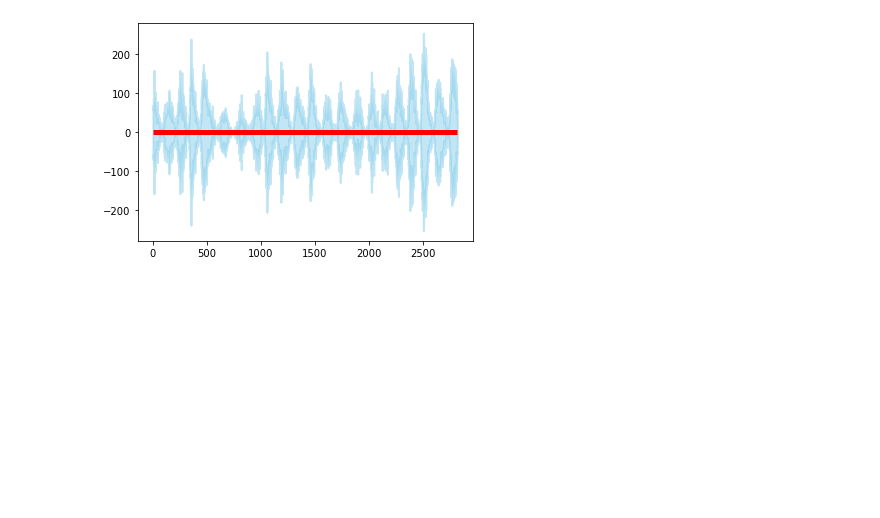
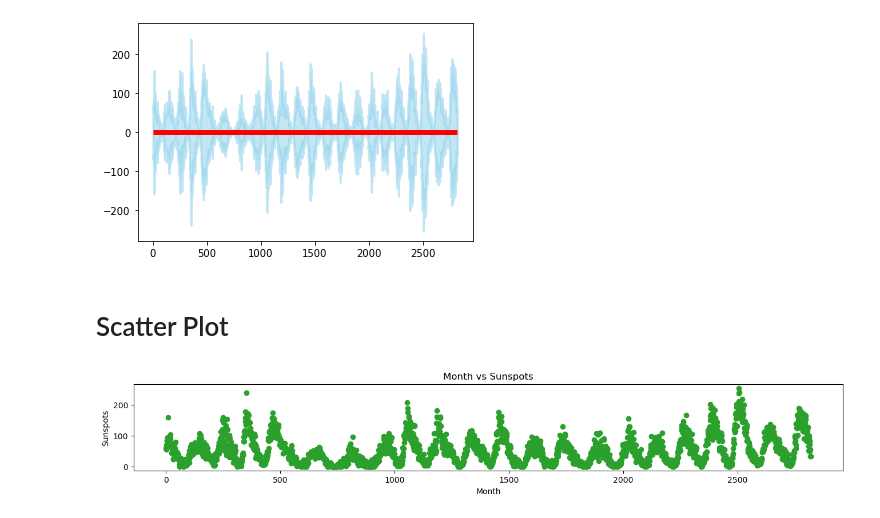
Before and after one commit to isrt09/Applied-Time-Series-Analysis-Forecasting-Using-Python-and-R, a Jupyter notebook: Data Plotting.ipynb, the cells around one changed output. Saved outputs shown, nothing was run; the diff lists cells and outputs as text; code cells hidden in the pictures; blank space fills up the shorter version.

Commit message:
Scatter Plot

```diff
--- a/Data Plotting.ipynb
+++ b/Data Plotting.ipynb
@@ -35,3 +37,16 @@ plt.hlines(y=0, xmin = np.min(data.index), xmax = np.max(data.index), linewidth=
 plt.show()
 # %% [output]
 [figure]
+# %% [markdown]
+# Scatter Plot
+# %%
+# Draw a Scatter Diagram given dataset:
+# Time Plot
+def plot_data(data, x,y, title='', xlabel='Month',ylabel='Sunspots', dpi=100):
+    plt.figure(figsize=(16,2), dpi=dpi)
+    plt.scatter(x,y, color='tab:green')
+    plt.gca().set(title=title,xlabel=xlabel,ylabel=ylabel)
+    plt.show()
+plot_data(data,x=data.index, y=data.Sunspots, title='Month vs Sunspots')
+# %% [output]
+[figure, added]
```
Also changed, not shown: parts of 1 cell of this notebook.
